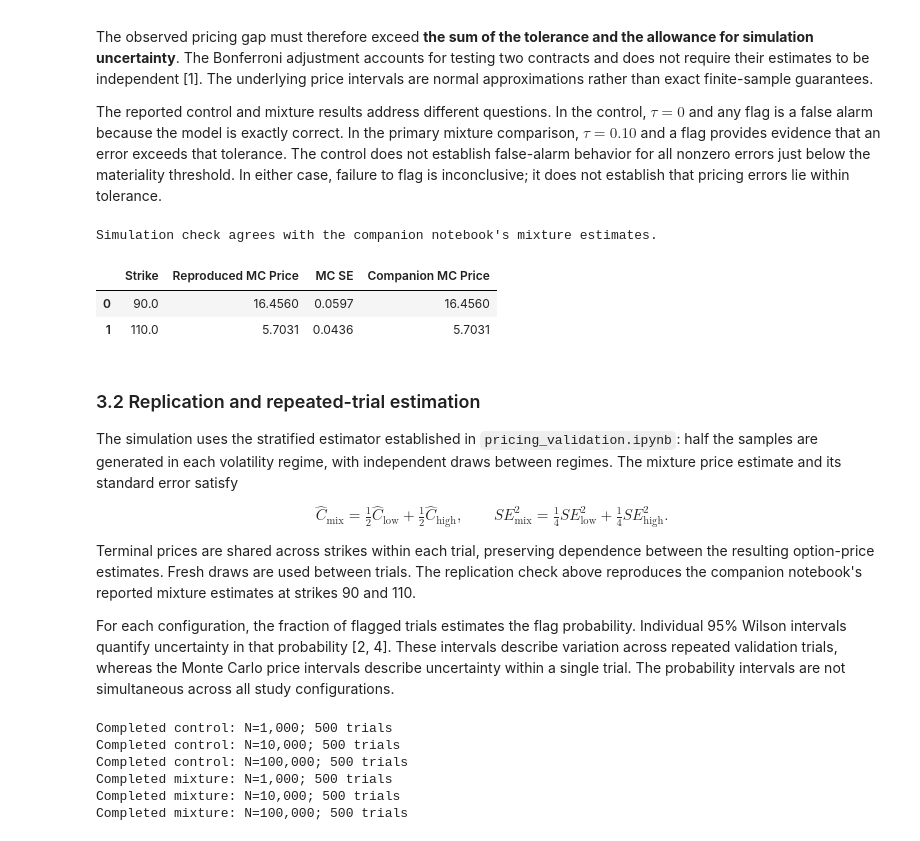
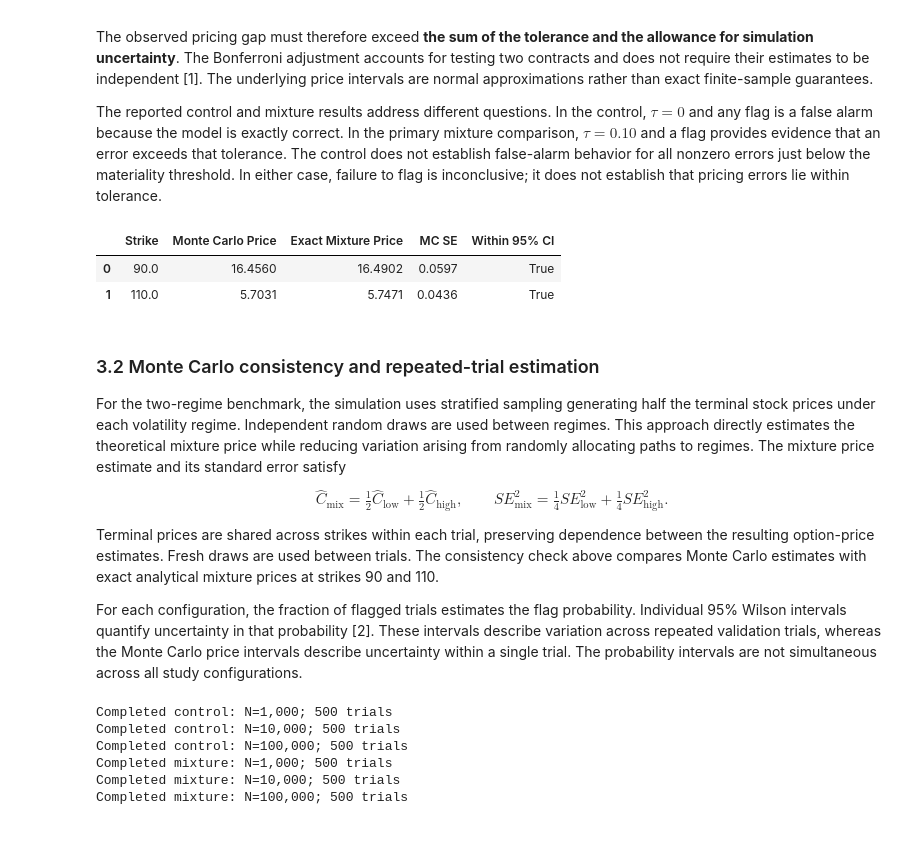
Before and after one commit to HaoyuanLi666/Black-Scholes-Option-Pricing-Model-Validation, a Jupyter notebook: volatility_validation_submission.ipynb, the cells around one changed output. Drawn from its saved outputs; the diff is of its cells as text; code cells hidden in the pictures.

```diff
--- a/volatility_validation_submission.ipynb
+++ b/volatility_validation_submission.ipynb
@@ -466,64 +469,73 @@ The observed pricing gap must therefore exceed **the sum of the tolerance and th
 The reported control and mixture results address different questions. In the control, $\tau=0$ and any flag is a false alarm because the model is exactly correct. In the primary mixture comparison, $\tau=0.10$ and a flag provides evidence that an error exceeds that tolerance. The control does not establish false-alarm behavior for all nonzero errors just below the materiality threshold. In either case, failure to flag is inconclusive; it does not establish that pricing errors lie within tolerance.
 # %%
 def mc_estimates(N, regimes, rng):
-    """MC prices and SEs at all four strikes.
+    """Estimate Monte Carlo option prices and standard errors.
 
-    Independent half-samples in the two regimes reproduce the stratified
-    estimator in pricing_validation.ipynb. Terminal prices are shared
-    across strikes within a trial.
+    For the two-regime benchmark, independent samples are drawn
+    under each volatility regime. Terminal prices are shared
+    across strikes within each trial.
+
+    The estimator also handles the constant-volatility control.
     """
     if not isinstance(N, (int, np.integer)) or N < 4 or N % 2:
         raise ValueError("N must be an even integer >= 4.")
 
     estimate = np.zeros(len(test_strikes))
     estimator_var = np.zeros(len(test_strikes))
 
     for weight, sigma in regimes:
         n = int(N * weight)  # Exact for the fixed weights 1 and 1/2.
         Z = rng.standard_normal(n)
         ST = S0 * np.exp(
             (rate - 0.5 * sigma**2) * maturity
             + sigma * np.sqrt(maturity) * Z
         )
 
         payoffs = np.exp(-rate * maturity) * np.maximum(
             ST[:, None] - test_strikes, 0
         )
 
         estimate += weight * payoffs.mean(axis=0)
         estimator_var += (
             weight**2 * payoffs.var(axis=0, ddof=1) / n
         )
 
     return estimate, np.sqrt(estimator_var)
 
 
-# Replication targets from pricing_validation.ipynb at K=90 and K=110.
+# Verify the mixture Monte Carlo estimator against its exact benchmark.
 check_prices, check_se = mc_estimates(
     100_000, worlds["mixture"], np.random.default_rng(2026)
 )
-assert np.allclose(
-    check_prices[[1, 2]], [16.4560, 5.7031],
-    atol=0.0001, rtol=0
-)
-print("Simulation check agrees with the companion notebook's mixture estimates.")
 
-replication_df = pd.DataFrame({
-    "Strike": test_strikes[[1, 2]],
-    "Reproduced MC Price": check_prices[[1, 2]],
-    "MC SE": check_se[[1, 2]],
-    "Companion MC Price": [16.4560, 5.7031],
+check_indices = np.array([1, 2])  # K = 90 and 110
+check_strikes = test_strikes[check_indices]
+
+check_exact = np.array([
+    exact_price(K, worlds["mixture"])
+    for K in check_strikes
+])
+
+consistency_df = pd.DataFrame({
+    "Strike": check_strikes,
+    "Monte Carlo Price": check_prices[check_indices],
+    "Exact Mixture Price": check_exact,
+    "MC SE": check_se[check_indices],
+    "Within 95% CI": (
+        np.abs(check_prices[check_indices] - check_exact)
+        <= 1.96 * check_se[check_indices]
+    ),
 })
-display(replication_df.round(4))
+
+display(consistency_df.round(4))
 # %% [output]
-Simulation check agrees with the companion notebook's mixture estimates.
-|  | Strike | Reproduced MC Price | MC SE | Companion MC Price |
-| 0 | 90.0 | 16.4560 | 0.0597 | 16.4560 |
-| 1 | 110.0 | 5.7031 | 0.0436 | 5.7031 |
+|  | Strike | Monte Carlo Price | Exact Mixture Price | MC SE | Within 95% CI |
+| 0 | 90.0 | 16.4560 | 16.4902 | 0.0597 | True |
+| 1 | 110.0 | 5.7031 | 5.7471 | 0.0436 | True |
 # %% [markdown]
-### 3.2 Replication and repeated-trial estimation
+### 3.2 Monte Carlo consistency and repeated-trial estimation
 
-The simulation uses the stratified estimator established in `pricing_validation.ipynb`: half the samples are generated in each volatility regime, with independent draws between regimes. The mixture price estimate and its standard error satisfy
+For the two-regime benchmark, the simulation uses stratified sampling generating half the terminal stock prices under each volatility regime. Independent random draws are used between regimes. This approach directly estimates the theoretical mixture price while reducing variation arising from randomly allocating paths to regimes. The mixture price estimate and its standard error satisfy
 
 $$
 \widehat C_{\mathrm{mix}}=\tfrac12\widehat C_{\mathrm{low}}
@@ -532,9 +544,9 @@ $$
 SE_{\mathrm{mix}}^2=\tfrac14SE_{\mathrm{low}}^2+\tfrac14SE_{\mathrm{high}}^2.
 $$
 
-Terminal prices are shared across strikes within each trial, preserving dependence between the resulting option-price estimates. Fresh draws are used between trials. The replication check above reproduces the companion notebook's reported mixture estimates at strikes 90 and 110.
+Terminal prices are shared across strikes within each trial, preserving dependence between the resulting option-price estimates. Fresh draws are used between trials. The consistency check above compares Monte Carlo estimates with exact analytical mixture prices at strikes 90 and 110.
 
-For each configuration, the fraction of flagged trials estimates the flag probability. Individual 95% Wilson intervals quantify uncertainty in that probability [2, 4]. These intervals describe variation across repeated validation trials, whereas the Monte Carlo price intervals describe uncertainty within a single trial. The probability intervals are not simultaneous across all study configurations.
+For each configuration, the fraction of flagged trials estimates the flag probability. Individual 95% Wilson intervals quantify uncertainty in that probability [2]. These intervals describe variation across repeated validation trials, whereas the Monte Carlo price intervals describe uncertainty within a single trial. The probability intervals are not simultaneous across all study configurations.
 # %%
 def run_study(repeats=REPETITIONS, seed=SEED):
     """Repeat complete validation trials and summarize flag probabilities."""
```
Also changed, not shown: parts of 5 cells of this notebook.
